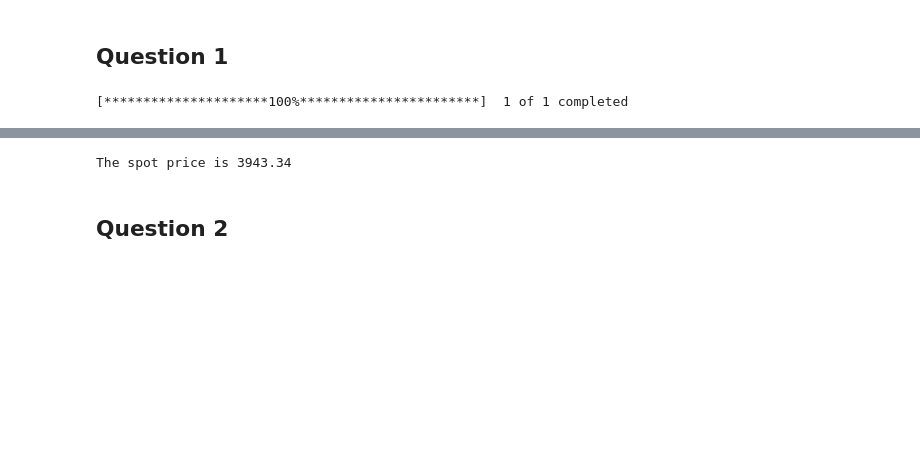
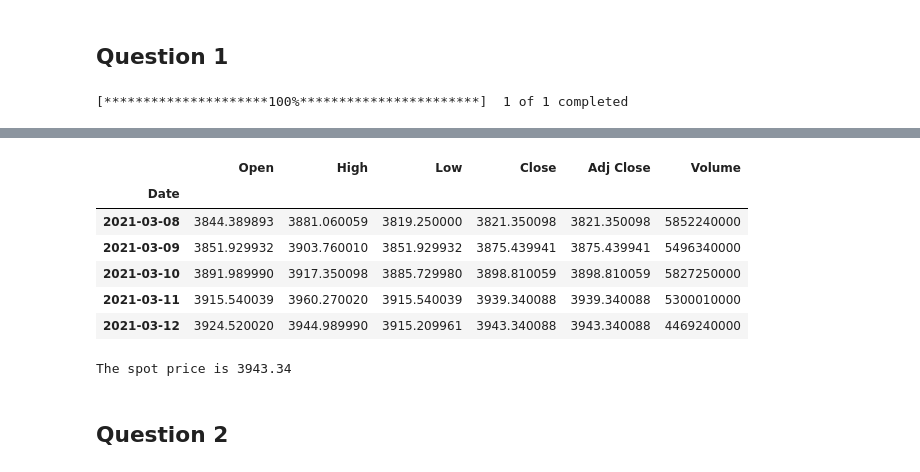
Before and after one commit to gonghui945/CMF_20_21, a Jupyter notebook: Week 8/Week 8 Seminar Answers.ipynb, the cells around one changed output, grey strips where cells are left out. Saved outputs shown, nothing was run; the diff lists cells and outputs as text; code cells hidden in the pictures; blank space fills up the shorter version.

```diff
--- a/Week 8/Week 8 Seminar Answers.ipynb
+++ b/Week 8/Week 8 Seminar Answers.ipynb
@@ -16,3 +26,13 @@ data = yf.download("^GSPC", start="2020-03-13", end="2021-03-13")
+# %%
+data.tail()
+# %% [output]
+|  | Open | High | Low | Close | Adj Close | Volume |
+| Date |  |  |  |  |  |  |
+| 2021-03-08 | 3844.389893 | 3881.060059 | 3819.250000 | 3821.350098 | 3821.350098 | 5852240000 |
+| 2021-03-09 | 3851.929932 | 3903.760010 | 3851.929932 | 3875.439941 | 3875.439941 | 5496340000 |
+| 2021-03-10 | 3891.989990 | 3917.350098 | 3885.729980 | 3898.810059 | 3898.810059 | 5827250000 |
+| 2021-03-11 | 3915.540039 | 3960.270020 | 3915.540039 | 3939.340088 | 3939.340088 | 5300010000 |
+| 2021-03-12 | 3924.520020 | 3944.989990 | 3915.209961 | 3943.340088 | 3943.340088 | 4469240000 |
 # %%
 S = data['Adj Close'][-1]
 print('The spot price is', round(S,2))
```
Also changed, not shown: parts of 10 cells of this notebook.
